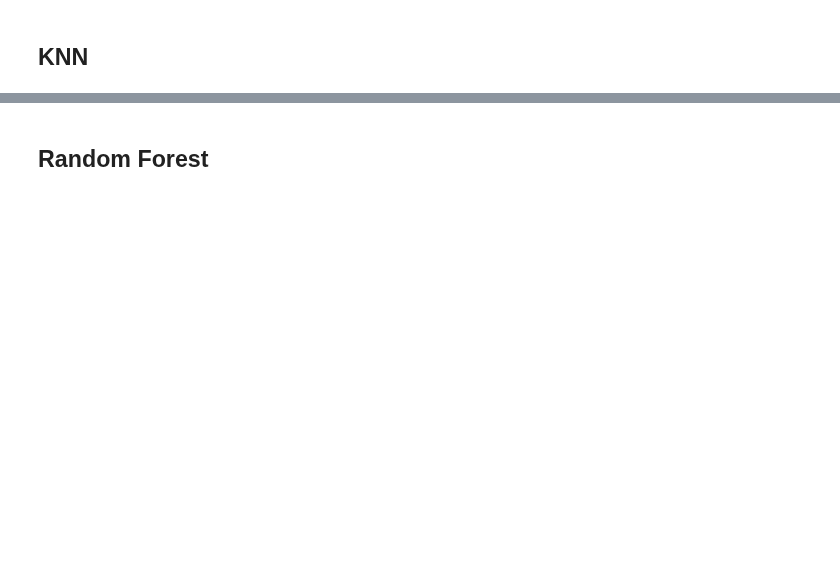
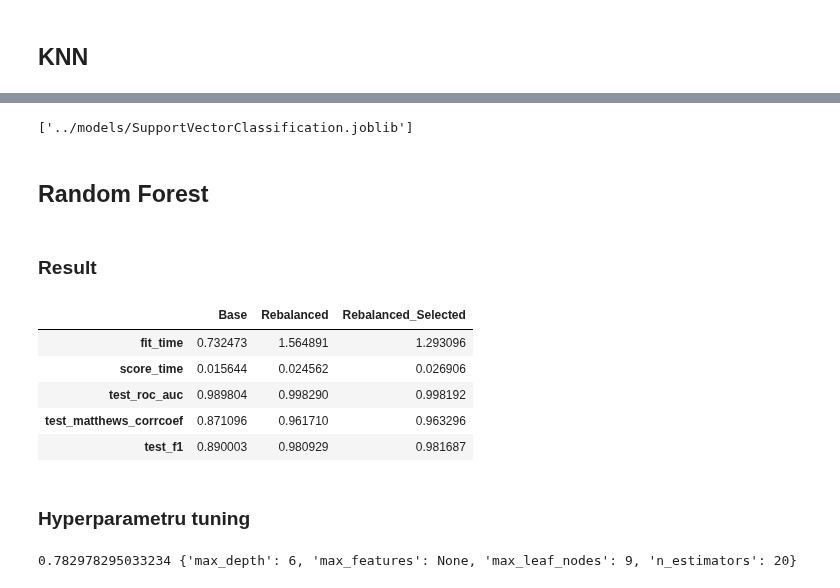
Before and after one commit to kasiadybcio/Credit_card, a Jupyter notebook: notebooks/3.models.ipynb, the cells around one changed output, grey strips where cells are left out. Drawn from its saved outputs; the diff is of its cells as text; code cells hidden in the pictures; blank space fills up the shorter version.

```diff
--- a/notebooks/3.models.ipynb
+++ b/notebooks/3.models.ipynb
@@ -185,2 +338,25 @@ dtype: float64
+# %%
+dump(clf, '../models/SupportVectorClassification.joblib')
+# %% [output]
+['../models/SupportVectorClassification.joblib']
 # %% [markdown]
 ## Random Forest
+# %%
+rf = RandomForestClassifier(random_state=2024)
+# %%
+res = []
+for i in range(len(data)):
+    res.append(cross_validate(rf, data[i][0].values, data[i][1].values.ravel(), scoring = scoring ,cv=cv))
+# %% [markdown]
+### Result
+# %%
+pd.DataFrame([pd.DataFrame(res[0]).mean(),pd.DataFrame(res[1]).mean(),pd.DataFrame(res[2]).mean()]).T.rename(columns={0:'Base',1:'Rebalanced',2:'Rebalanced_Selected'})
+# %% [output]
+|  | Base | Rebalanced | Rebalanced_Selected |
+| fit_time | 0.732473 | 1.564891 | 1.293096 |
+| score_time | 0.015644 | 0.024562 | 0.026906 |
+| test_roc_auc | 0.989804 | 0.998290 | 0.998192 |
+| test_matthews_corrcoef | 0.871096 | 0.961710 | 0.963296 |
+| test_f1 | 0.890003 | 0.980929 | 0.981687 |
+# %% [markdown]
+### Hyperparametru tuning
@@ -186,0 +372,4 @@ dtype: float64
+# %%
+print(grid_result.best_score_,grid_result.best_params_)
+# %% [output]
+0.782978295033234 {'max_depth': 6, 'max_features': None, 'max_leaf_nodes': 9, 'n_estimators': 20}
```
Also changed, not shown: parts of 56 cells of this notebook, 9 other files.
